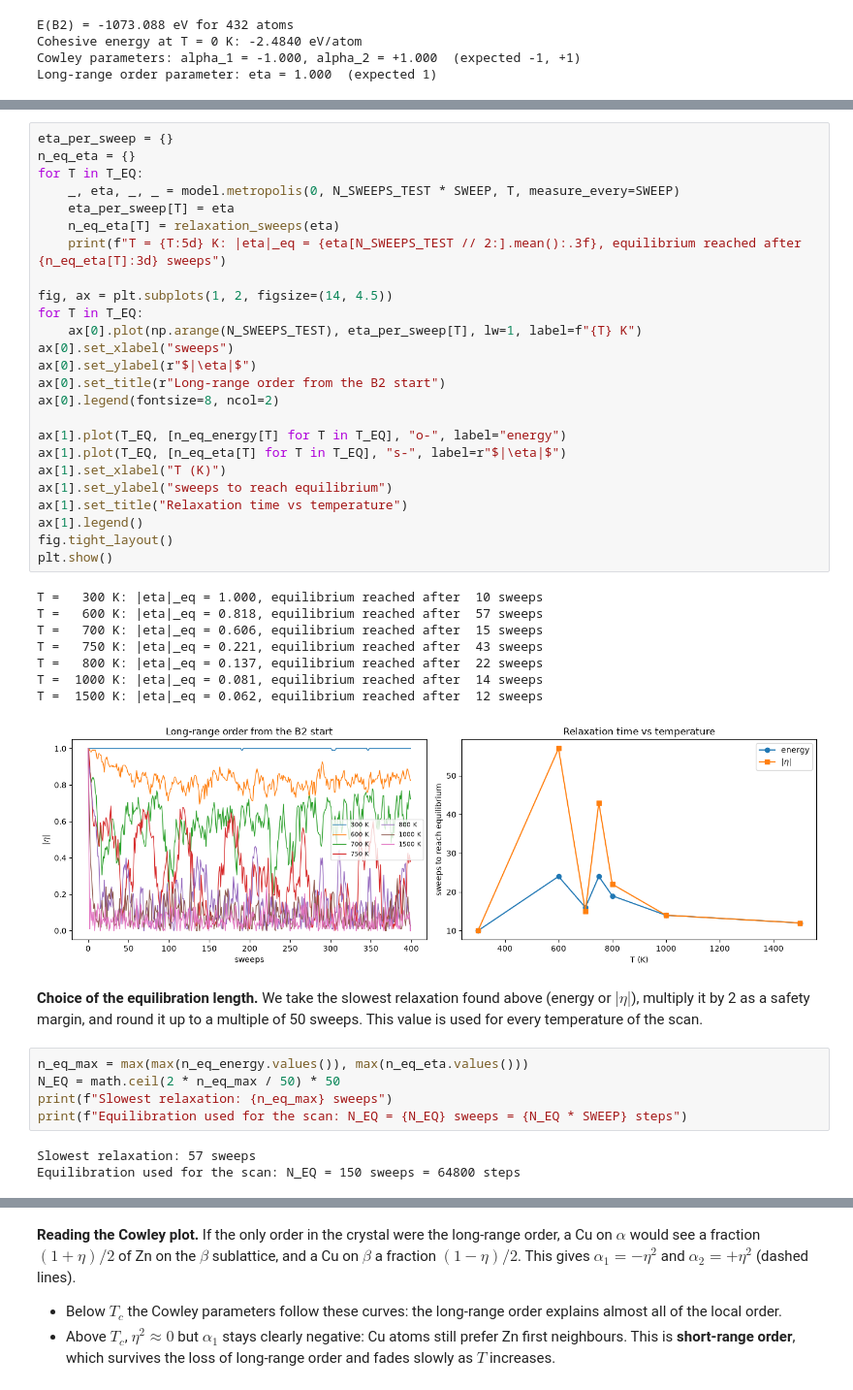
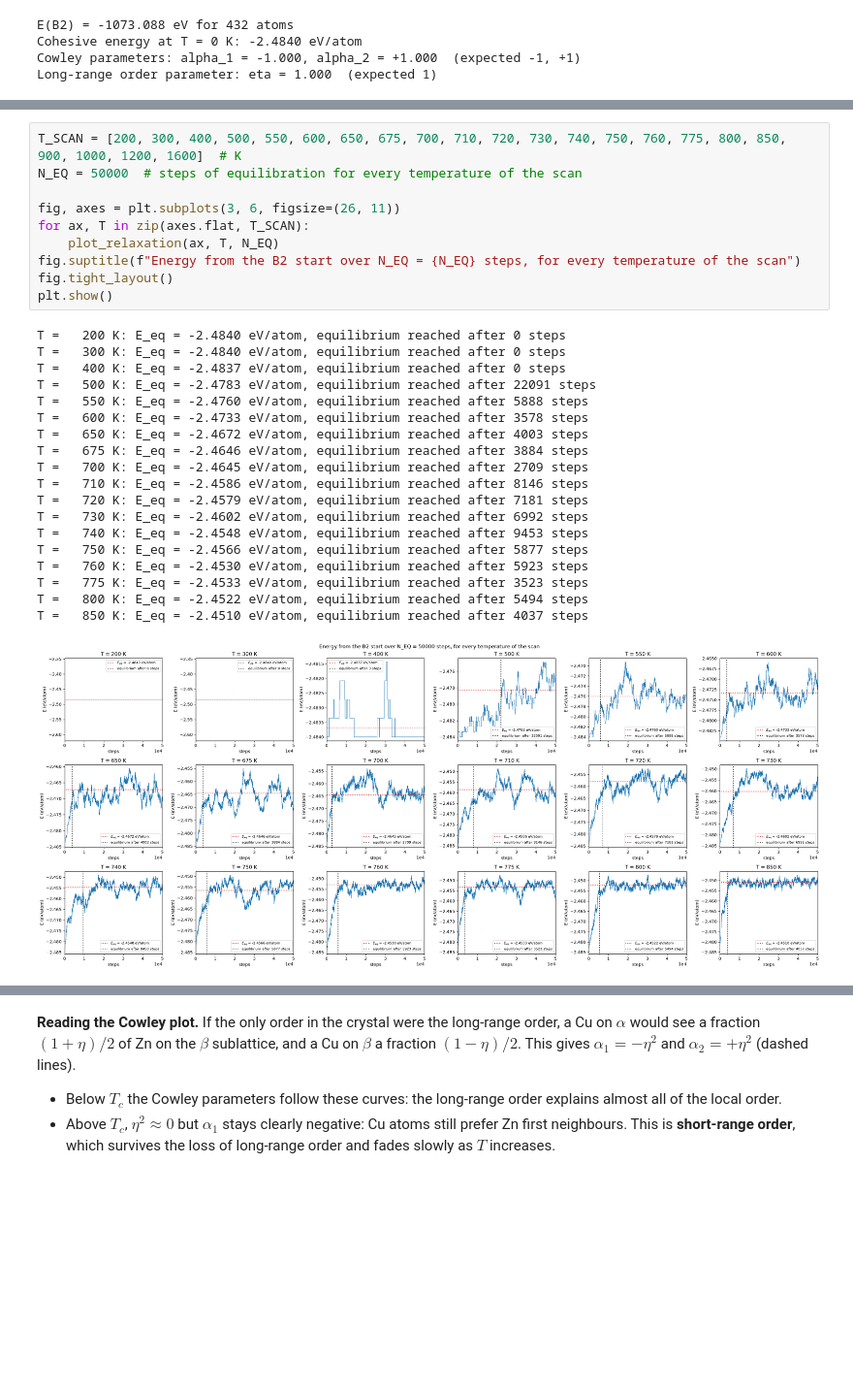
Before and after one commit to TonyPansera/msn, a Jupyter notebook: analysis.ipynb, the cells around one changed output, grey strips where cells are left out. Shown at 97% size. Saved outputs shown, nothing was run; the diff lists cells and outputs as text; blank space fills up the shorter version.

```diff
--- a/analysis.ipynb
+++ b/analysis.ipynb
@@ -132,47 +111,33 @@ The energy is not the only quantity that must be equilibrated: the order paramet
-# %%
-eta_per_sweep = {}
-n_eq_eta = {}
-for T in T_EQ:
-    _, eta, _, _ = model.metropolis(0, N_SWEEPS_TEST * SWEEP, T, measure_every=SWEEP)
-    eta_per_sweep[T] = eta
-    n_eq_eta[T] = relaxation_sweeps(eta)
-    print(f"T = {T:5d} K: |eta|_eq = {eta[N_SWEEPS_TEST // 2:].mean():.3f}, equilibrium reached after {n_eq_eta[T]:3d} sweeps")
-
-fig, ax = plt.subplots(1, 2, figsize=(14, 4.5))
-for T in T_EQ:
-    ax[0].plot(np.arange(N_SWEEPS_TEST), eta_per_sweep[T], lw=1, label=f"{T} K")
-ax[0].set_xlabel("sweeps")
-ax[0].set_ylabel(r"$|\eta|$")
-ax[0].set_title(r"Long-range order from the B2 start")
-ax[0].legend(fontsize=8, ncol=2)
-
-ax[1].plot(T_EQ, [n_eq_energy[T] for T in T_EQ], "o-", label="energy")
-ax[1].plot(T_EQ, [n_eq_eta[T] for T in T_EQ], "s-", label=r"$|\eta|$")
-ax[1].set_xlabel("T (K)")
-ax[1].set_ylabel("sweeps to reach equilibrium")
-ax[1].set_title("Relaxation time vs temperature")
-ax[1].legend()
-fig.tight_layout()
-plt.show()
-# %% [output]
-T =   300 K: |eta|_eq = 1.000, equilibrium reached after  10 sweeps
-T =   600 K: |eta|_eq = 0.818, equilibrium reached after  57 sweeps
-T =   700 K: |eta|_eq = 0.606, equilibrium reached after  15 sweeps
-T =   750 K: |eta|_eq = 0.221, equilibrium reached after  43 sweeps
-T =   800 K: |eta|_eq = 0.137, equilibrium reached after  22 sweeps
-T =  1000 K: |eta|_eq = 0.081, equilibrium reached after  14 sweeps
-T =  1500 K: |eta|_eq = 0.062, equilibrium reached after  12 sweeps
-[figure, removed]
-# %% [markdown]
-**Choice of the equilibration length.** We take the slowest relaxation found above (energy or $|\eta|$), multiply it by 2 as a safety margin, and round it up to a multiple of 50 sweeps. This value is used for every temperature of the scan.
-# %%
-n_eq_max = max(max(n_eq_energy.values()), max(n_eq_eta.values()))
-N_EQ = math.ceil(2 * n_eq_max / 50) * 50
-print(f"Slowest relaxation: {n_eq_max} sweeps")
-print(f"Equilibration used for the scan: N_EQ = {N_EQ} sweeps = {N_EQ * SWEEP} steps")
-# %% [output]
-Slowest relaxation: 57 sweeps
-Equilibration used for the scan: N_EQ = 150 sweeps = 64800 steps
+# %%
+T_SCAN = [200, 300, 400, 500, 550, 600, 650, 675, 700, 710, 720, 730, 740, 750, 760, 775, 800, 850, 900, 1000, 1200, 1600]  # K
+N_EQ = 50000  # steps of equilibration for every temperature of the scan
+
+fig, axes = plt.subplots(3, 6, figsize=(26, 11))
+for ax, T in zip(axes.flat, T_SCAN):
+    plot_relaxation(ax, T, N_EQ)
+fig.suptitle(f"Energy from the B2 start over N_EQ = {N_EQ} steps, for every temperature of the scan")
+fig.tight_layout()
+plt.show()
+# %% [output]
+T =   200 K: E_eq = -2.4840 eV/atom, equilibrium reached after 0 steps
+T =   300 K: E_eq = -2.4840 eV/atom, equilibrium reached after 0 steps
+T =   400 K: E_eq = -2.4837 eV/atom, equilibrium reached after 0 steps
+T =   500 K: E_eq = -2.4783 eV/atom, equilibrium reached after 22091 steps
+T =   550 K: E_eq = -2.4760 eV/atom, equilibrium reached after 5888 steps
+T =   600 K: E_eq = -2.4733 eV/atom, equilibrium reached after 3578 steps
+T =   650 K: E_eq = -2.4672 eV/atom, equilibrium reached after 4003 steps
+T =   675 K: E_eq = -2.4646 eV/atom, equilibrium reached after 3884 steps
+T =   700 K: E_eq = -2.4645 eV/atom, equilibrium reached after 2709 steps
+T =   710 K: E_eq = -2.4586 eV/atom, equilibrium reached after 8146 steps
+T =   720 K: E_eq = -2.4579 eV/atom, equilibrium reached after 7181 steps
+T =   730 K: E_eq = -2.4602 eV/atom, equilibrium reached after 6992 steps
+T =   740 K: E_eq = -2.4548 eV/atom, equilibrium reached after 9453 steps
+T =   750 K: E_eq = -2.4566 eV/atom, equilibrium reached after 5877 steps
+T =   760 K: E_eq = -2.4530 eV/atom, equilibrium reached after 5923 steps
+T =   775 K: E_eq = -2.4533 eV/atom, equilibrium reached after 3523 steps
+T =   800 K: E_eq = -2.4522 eV/atom, equilibrium reached after 5494 steps
+T =   850 K: E_eq = -2.4510 eV/atom, equilibrium reached after 4037 steps
+[figure, added]
 # %% [markdown]
 ## 3. Temperature scan
 
```
Also changed, not shown: parts of 16 cells of this notebook, 20 other files.
